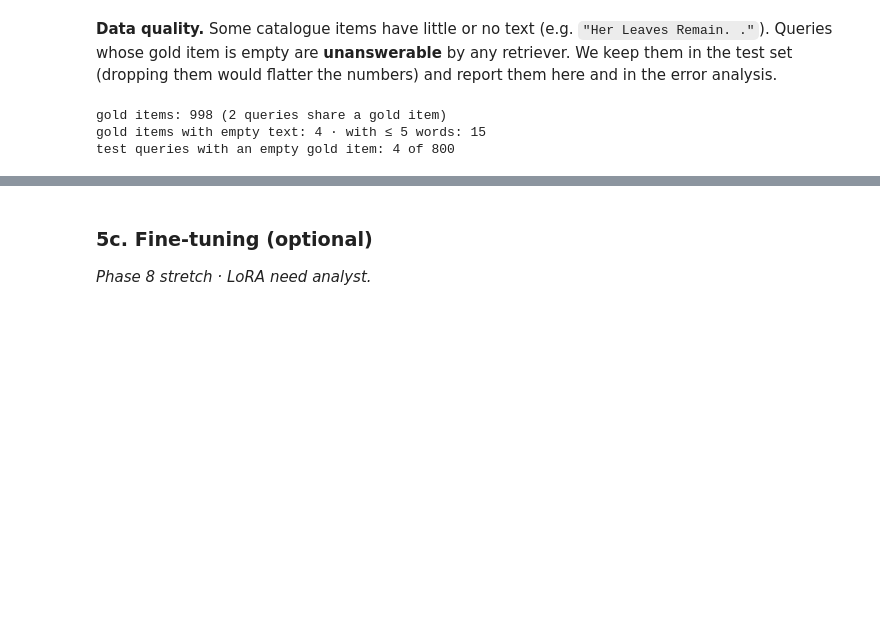
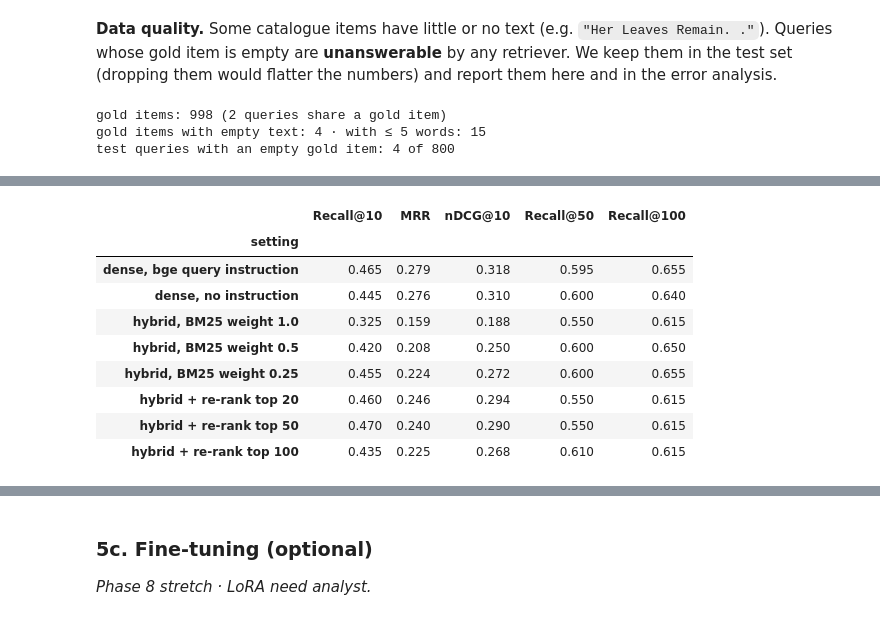
Before and after one commit to LalithMadhav-CODING/PickWise-A-Conversational-Shopping-Assistant, a Jupyter notebook: P14_Shopping_Assistant.ipynb, the cells around one changed output, grey strips where cells are left out. Saved outputs shown, nothing was run; the diff lists cells and outputs as text; code cells hidden in the pictures; blank space fills up the shorter version.

```diff
--- a/P14_Shopping_Assistant.ipynb
+++ b/P14_Shopping_Assistant.ipynb
@@ -166,0 +168,10 @@ _Phases 3–5 · need analyst (Module 2 · Structured_Generation_Lab), MCP serve
+# %%
+t = time.time()
+retriever = Retriever(catalogue)          # BM25 + FAISS (bge-small, cosine similarity)
+print(f"index: {len(retriever.texts):,} documents in {time.time() - t:.0f}s on {DEVICE}")
+
+from rank_bm25 import BM25Okapi           # the lab's BM25, to check the vectorised copy
+lab_bm25 = BM25Okapi([tokenize(text) for text in retriever.texts])
+for q in dev["query"][:3]:
+    assert np.allclose(lab_bm25.get_scores(tokenize(q)), retriever.bm25.get_scores(tokenize(q)))
+print("✓ vectorised BM25 gives the same scores as rank_bm25")
@@ -166,0 +209,25 @@ _Phases 3–5 · need analyst (Module 2 · Structured_Generation_Lab), MCP serve
+# %%
+raw_dev, gold_dev = list(dev["query"]), list(dev["item_id"])
+
+def dev_row(setting, queries=None, r=None, **kw):
+    return {"setting": setting, **evaluate(r or retriever, queries or raw_dev, gold_dev, **kw)}
+
+no_instruction = Retriever(catalogue, query_prefix=False)
+dev_sweep = pd.DataFrame([
+    dev_row("dense, bge query instruction", method="dense"),
+    dev_row("dense, no instruction", r=no_instruction, method="dense"),
+    *[dev_row(f"hybrid, BM25 weight {w}", method="hybrid", weights=(w, 1.0)) for w in (1.0, 0.5, 0.25)],
+    *[dev_row(f"hybrid + re-rank top {n}", method="hybrid+rerank", top_n=n) for n in (20, 50, 100)],
+]).set_index("setting")
+dev_sweep.round(3)
+# %% [output]
+|  | Recall@10 | MRR | nDCG@10 | Recall@50 | Recall@100 |
+| setting |  |  |  |  |  |
+| dense, bge query instruction | 0.465 | 0.279 | 0.318 | 0.595 | 0.655 |
+| dense, no instruction | 0.445 | 0.276 | 0.310 | 0.600 | 0.640 |
+| hybrid, BM25 weight 1.0 | 0.325 | 0.159 | 0.188 | 0.550 | 0.615 |
+| hybrid, BM25 weight 0.5 | 0.420 | 0.208 | 0.250 | 0.600 | 0.650 |
+| hybrid, BM25 weight 0.25 | 0.455 | 0.224 | 0.272 | 0.600 | 0.655 |
+| hybrid + re-rank top 20 | 0.460 | 0.246 | 0.294 | 0.550 | 0.615 |
+| hybrid + re-rank top 50 | 0.470 | 0.240 | 0.290 | 0.550 | 0.615 |
+| hybrid + re-rank top 100 | 0.435 | 0.225 | 0.268 | 0.610 | 0.615 |
```
Also changed, not shown: parts of 25 cells of this notebook, 7 other files.
